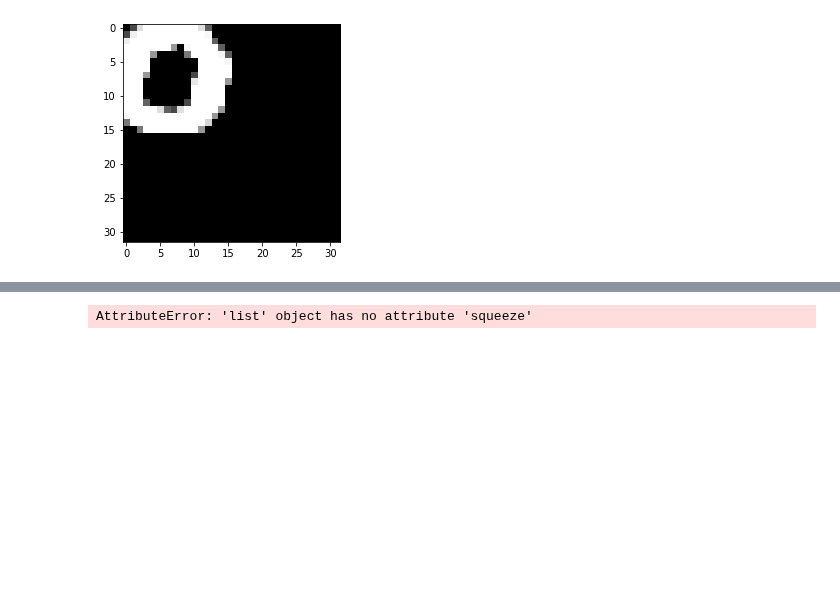
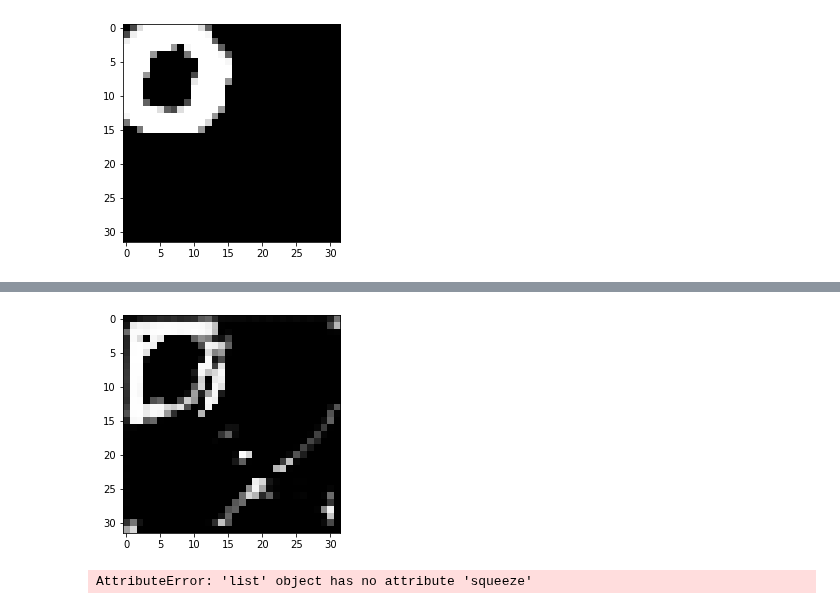
Before and after one commit to labis7/UNET-Using-Numpy, a Jupyter notebook: U-Net - Numpy - Small Version.ipynb, the cells around one changed output, grey strips where cells are left out. Drawn from its saved outputs; the diff is of its cells as text; code cells hidden in the pictures; blank space fills up the shorter version.

```diff
--- a/U-Net - Numpy - Small Version.ipynb
+++ b/U-Net - Numpy - Small Version.ipynb
@@ -422,9 +422,9 @@ def concat(img1_true, img2):
     return res
 # %%
 ###### Cost Calculations ######
-def NLLLoss(logs, targets):
+def Cross_Entropy(logs, targets):
     out = np.zeros(logs.shape)
-    mylen = logs.shape[0]*logs.shape[1]*logs.shape[1]
+    mylen = logs.shape[0]*logs.shape[1]*logs.shape[2]
     #print(len(targets))
     #logs.shape (dim x dim) like target
     for i in range(logs.shape[1]):
@@ -437,6 +437,18 @@ def NLLLoss(logs, targets):
     #out = targets*logs + ((-1*(targets-1)) - (-1*(targets-1))*logs)
     res =out.sum()/mylen
     return -np.log(res),res
+
+
+def Dice_Coef(logs, targets):
+    out = np.zeros(logs.shape)
+    mylen = logs.shape[0]*logs.shape[1]*logs.shape[2]
+    #Apply Dice coefficient
+    numerator = (logs*targets)
+    denominator = logs + targets
+    loss = 1 - (2*np.sum(numerator))/(np.sum(denominator))
+    return loss, np.exp(-loss)
+
+
 
 def get_cost_value(Y_hat, Y):
     # number of examples
@@ -941,11 +953,11 @@ def train(X, Y, epochs, learning_rate, dropout, verbose=True, callback=None):
                 #label crop is needed
                 #Y_t_b = crop(Y_t[b], Y_hat.shape[1])
                 plt.imshow(Y_hat.squeeze(), cmap='Greys_r');#cmap=plt.get_cmap('gray'), vmin=0, vmax=1);
-                cost_,accuracy_ = NLLLoss(Y_hat, Y_t[b])
+                cost_,accuracy_ =  Dice_Coef(Y_hat, Y_t[b])#NLLLoss(Y_hat, Y_t[b])
                 cost += cost_
                 accuracy += accuracy_
-                if (accuracy>0.88):
-                    return Y_hat
+                #if (accuracy>0.88):
+                #    return Y_hat
                 #print(accuracy/(b+1))
                 #########################################################################################
                 #########################################################################################
@@ -1055,7 +1067,16 @@ def train(X, Y, epochs, learning_rate, dropout, verbose=True, callback=None):
             ############## Adam Optimization ################
             #changing the main structures(which are also updated)
             #TODO: Future update - remove uneccessary memory loads/stores, v,s dont need to be saved
+            for i in range(len(ga)):
+                mytrim = 10
+                ga[i][0] -= lr*mytrim*dgamma[i][0]
+                ga[i][1] -= lr*mytrim*dgamma[i][1]
 
+                be[i][0] -= lr*mytrim*dbeta[i][0]
+                be[i][1] -= lr*mytrim*dbeta[i][1]
+
+
+            """
             for i in range(len(ga)):
                 gv_adam[i][0] = beta1*gv_adam[i][0] + (1-beta1)*dgamma[i][0]/batch_size
                 gs_adam[i][0] = beta2*gs_adam[i][0] + (1-beta2)*(dgamma[i][0]/batch_size)**2
@@ -1071,7 +1092,7 @@ def train(X, Y, epochs, learning_rate, dropout, verbose=True, callback=None):
                 bev_adam[i][1] = beta1*bev_adam[i][1] + (1-beta1)*dbeta[i][1]/batch_size
                 bes_adam[i][1] = beta2*bes_adam[i][1] + (1-beta2)*(dbeta[i][1]/batch_size)**2
                 be[i][1] -= lr*bev_adam[i][1]/np.sqrt(bes_adam[i][1] + 1e-7)
-            """
+
             #gamma_out_v_adam =  beta1*gamma_out_v_adam + (1-beta1)*dgamma_out/batch_size
             #gamma_out_s_adam =  beta1*gamma_out_s_adam + (1-beta1)*(dgamma_out/batch_size)**2
             #gamma_out -=        lr*gamma_out_v_adam/np.sqrt(gamma_out_s_adam + 1e-7)
@@ -1191,7 +1212,7 @@ def train(X, Y, epochs, learning_rate, dropout, verbose=True, callback=None):
 import gc
 gc.collect()
 
-params_values = train(train_images, train_labels, 60, 0.05, 0) #0.05 stable LR
+params_values = train(train_images, train_labels, 55, 0.02, 0) #0.05 stable LR
 # %% [output]
 Epoch: {1}
 Batch: 1
@@ -1213,3 +1234,4 @@ Image: 1/1
+[figure, added]
 # %%
 plt.imshow(params_values.squeeze(), cmap=plt.get_cmap('gray'), vmin=0, vmax=1);
 # %% [output]
```
Also changed, not shown: parts of 1 cell of this notebook, 1 other file.
